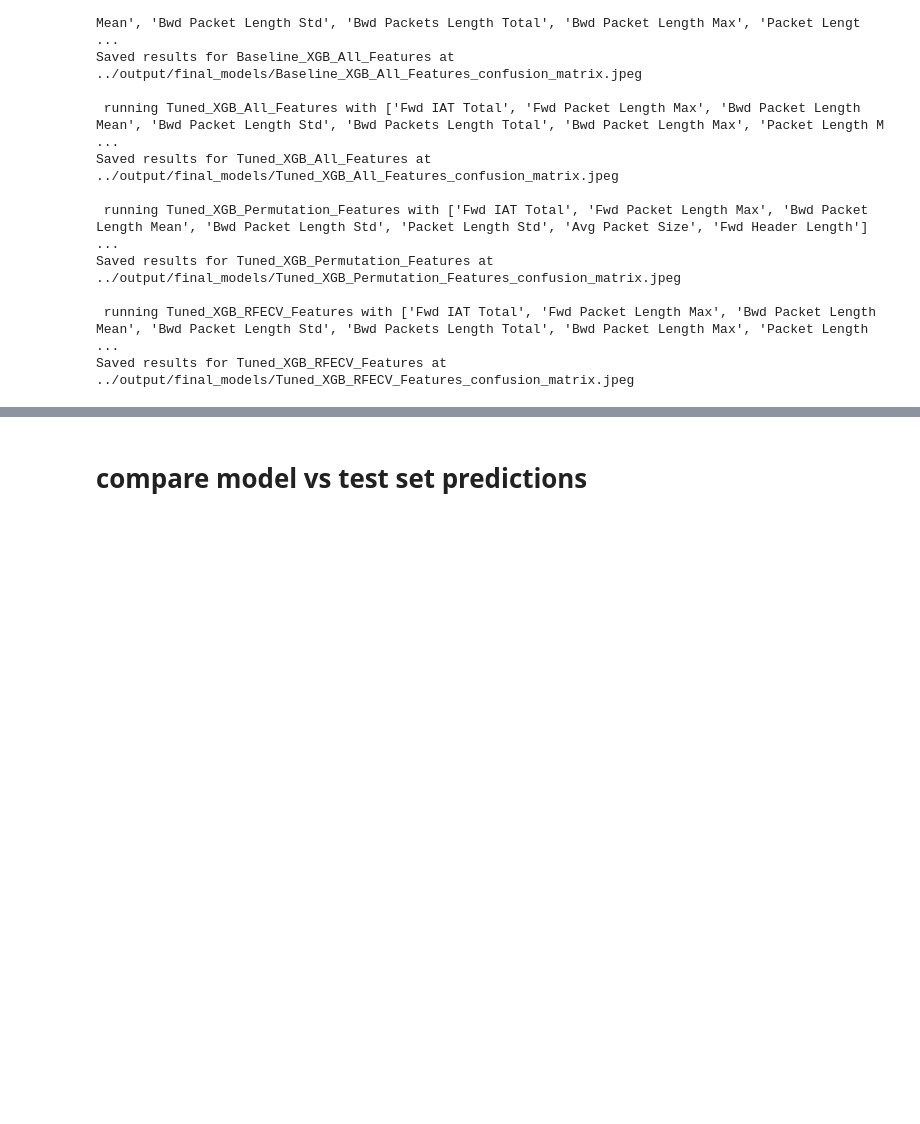
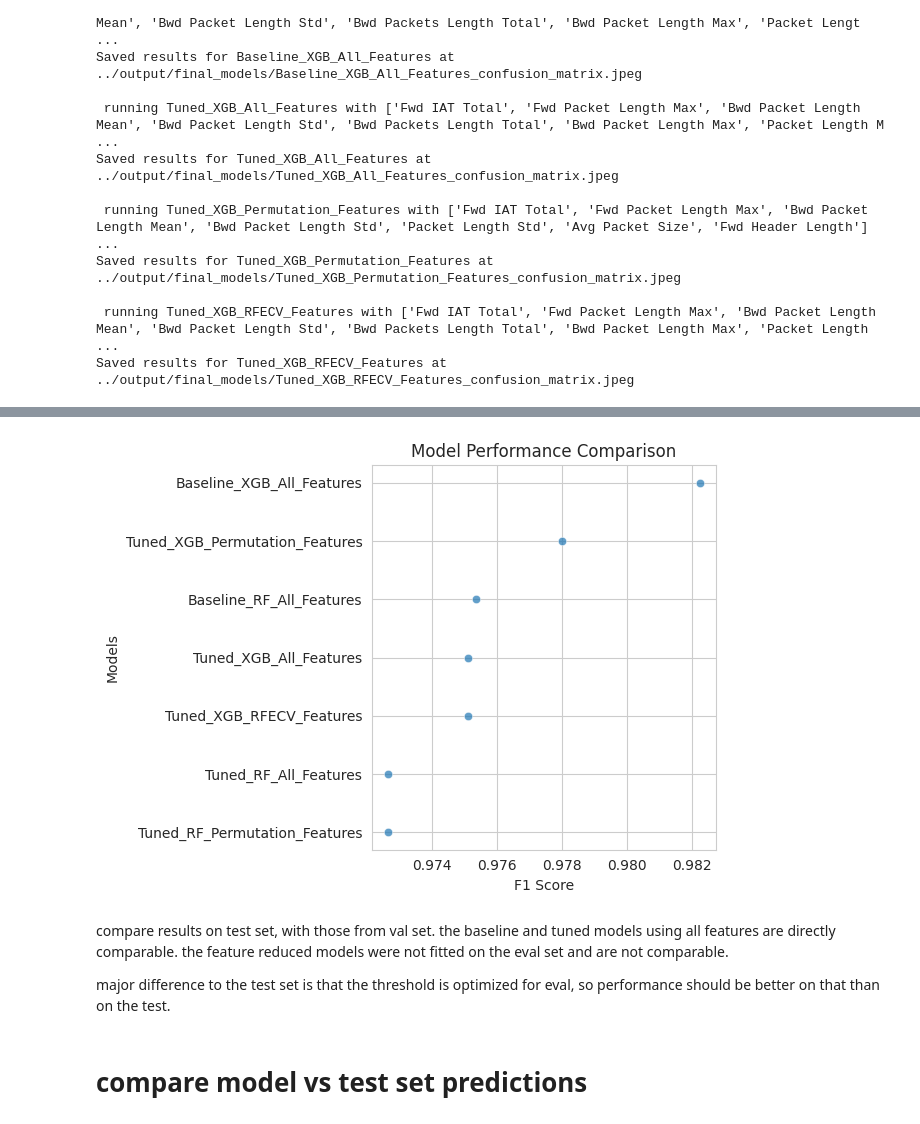
Before and after one commit to SarahHvidAndersenKnowit/DataScience_project, a Jupyter notebook: nbs/new_model.ipynb, the cells around one changed output, grey strips where cells are left out. Saved outputs shown, nothing was run; the diff lists cells and outputs as text; code cells hidden in the pictures; blank space fills up the shorter version.

```diff
--- a/nbs/new_model.ipynb
+++ b/nbs/new_model.ipynb
@@ -241,7 +212,7 @@ def plot_model_splits(performances, metric='f2'):
     perf_df = pd.DataFrame(performances)
     val_perf = perf_df[perf_df['split'] == 'val'].sort_values(by=metric, ascending=False)
 
-    # sort the full DataFrame based on the order of the test set performance
+    # sort the full DataFrame based on the order of the val set performance
     perf_df['model'] = pd.Categorical(perf_df['model'], categories=val_perf['model'], ordered=True)
     perf_df = perf_df.sort_values('model')
 
@@ -270,30 +241,26 @@ def plot_model_splits(performances, metric='f2'):
     plt.show()
     return
 
-def plot_model_metric(perf_df, metric='f2'):
-    #perf_df = pd.DataFrame(performances)
+def plot_model_metric(performances, metric='f2'):
+    perf_df = pd.DataFrame(performances)
 
-    # sort the full DataFrame based on the order of the test set performance
-    perf_df['model'] = pd.Categorical(perf_df['model'], ordered=True)
-    #perf_df = perf_df.sort_values('model')
+    # sort the full DataFrame based on the order of performance
+    perf_df = perf_df.sort_values(by=metric, ascending=False)
 
     # Set up the plot
     sns.set_style('whitegrid')
-    fig, ax = plt.subplots(figsize=(10, 6))
+    scatter_plot = sns.scatterplot(data=perf_df,
+                                    x=metric,
+                                    y='model',
+                                    alpha=0.7)
 
-    # Create the scatter plot
-    sns.scatterplot(data=perf_df,
-                    x=metric,
-                    y='model',
-                    alpha=0.7,
-                    ax=ax)
-
-    ax.set_title('Model Performance Comparison')
-    ax.set_xlabel(f'{metric.capitalize()} Score')
-    ax.set_ylabel('Models')
-    plt.tight_layout()  # Adjust layout
-
-    # Display the plot
+    scatter_plot.set_title('Model Performance Comparison')
+    scatter_plot.set_xlabel(f'{metric.capitalize()} Score')
+    scatter_plot.set_ylabel('Models')
+    # Specify the plot path and save
+    plt.tight_layout()
+    plot_path = f'../output/plots/{metric}_performance_fm.jpeg'
+    plt.savefig(plot_path)
     plt.show()
     return
 # %%
@@ -529,2 +499,12 @@ results_df
+# %%
+plot_model_metric(performances, metric = 'f1')
+# %% [output]
+[figure, added]
+# %% [markdown]
+compare results on test set, with those from val set.
+the baseline and tuned models using all features are directly comparable.
+the feature reduced models were not fitted on the eval set and are not comparable.
+
+major difference to the test set is that the threshold is optimized for eval, so performance should be better on that than on the test.
 # %% [markdown]
 # compare model vs test set predictions
```
Also changed, not shown: parts of 8 cells of this notebook, 4 other files.
